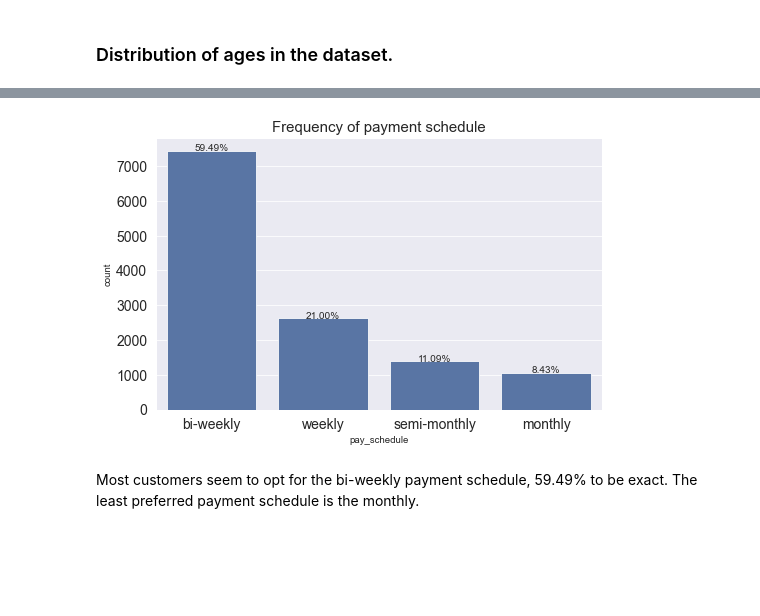
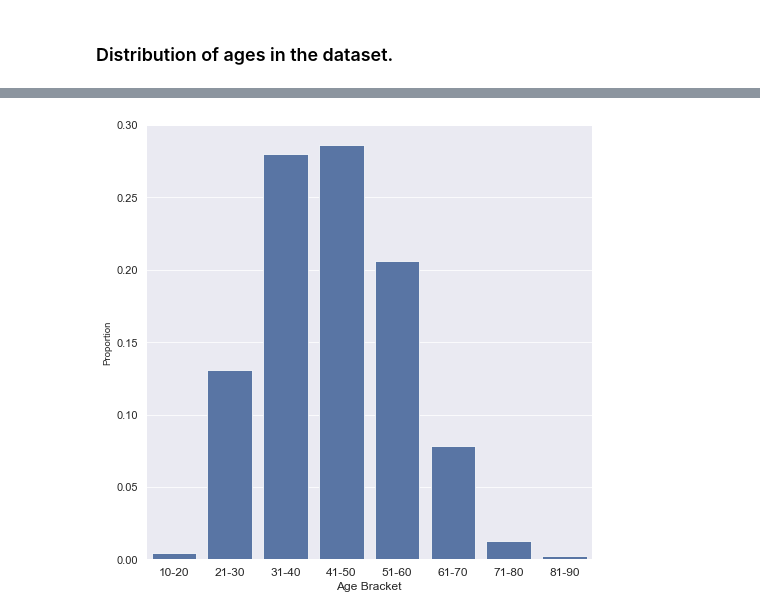
Before and after one commit to jjjeorgee/Datafest-2022-Datathon, a Jupyter notebook: DatafestAfrica ML Hackathon.ipynb, the cells around one changed output, grey strips where cells are left out. Cells and saved outputs as stored; diff of their text form; code cells hidden in the pictures; blank space fills up the shorter version.

```diff
--- a/DatafestAfrica ML Hackathon.ipynb
+++ b/DatafestAfrica ML Hackathon.ipynb
@@ -237,22 +315,27 @@ NameError: name 'prop_' is not defined
-# %%
-freq = train_copy['pay_schedule'].value_counts()
-gen_order = freq.index
-
-plt.figure(figsize=(8,5))
-plt.rc('xtick', labelsize=14)
-plt.rc('ytick', labelsize=14)
-
-ax = sns.countplot(data = train_copy, x = 'pay_schedule', color = base_color, order = gen_order)
-total = len(train_copy)
-for p in ax.patches:
-    tick_names = '{:.2f}%'.format(100 * p.get_height()/total)
-    x = p.get_x() + p.get_width()/2
-    y = p.get_height()+.05
-    ax.annotate(tick_names, (x, y), ha='center')
-
-plt.title('Frequency of payment schedule', fontsize=15)
-plt.show();
-# %% [output]
-[figure, removed]
-# %% [markdown]
-Most customers seem to opt for the bi-weekly payment schedule, 59.49% to be exact. The least preferred payment schedule is the monthly.
+# %%
+def prop_(x):
+
+    '''To calculate proportions of values in a column.
+    x will be df.col or df['col']'''
+
+    max_var_count = x.value_counts()[0]
+    var_sum = x.value_counts().sum()
+    max_prop = max_var_count/var_sum
+    tick_props = np.arange(0,max_prop+0.05, 0.05)
+    tick_names = ['{:0.2f}'.format(v) for v in tick_props]
+
+    return [tick_props, tick_names, var_sum]
+# %%
+bins= [10,20,30,40,50,60,70,80,90]
+labels = ['10-20','21-30','31-40','41-50','51-60', '61-70','71-80', '81-90']
+train_copy['age_group'] = pd.cut(train_copy['age'], bins=bins, labels=labels, right=False)
+plt.figure(figsize=(8,8))
+
+tick_props, tick_names, var_sum = prop_(train_copy.age_group)
+sns.countplot(data=train_copy, x ='age_group', color=base_color);
+plt.ylabel('Proportion')
+plt.xlabel('Age Bracket', fontsize=12)
+plt.yticks(tick_props * var_sum, tick_names, fontsize=11);
+plt.xticks(fontsize=12);
+# %% [output]
+[figure, added]
```
Also changed, not shown: parts of 83 cells of this notebook.
